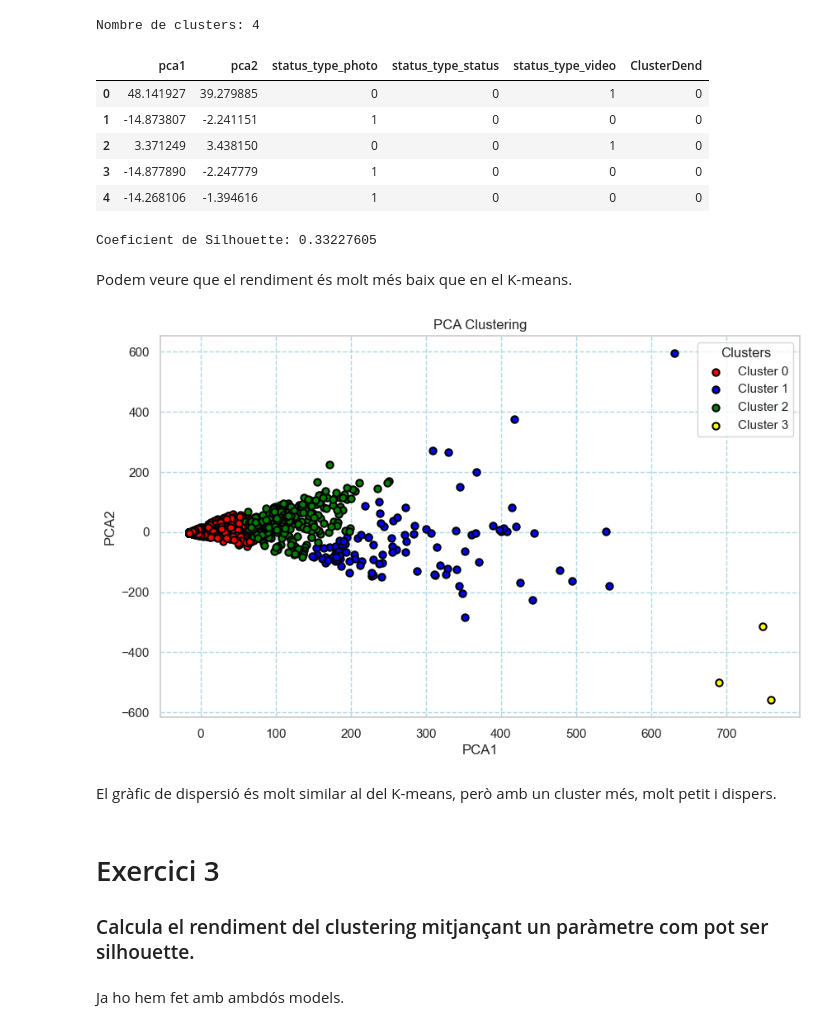
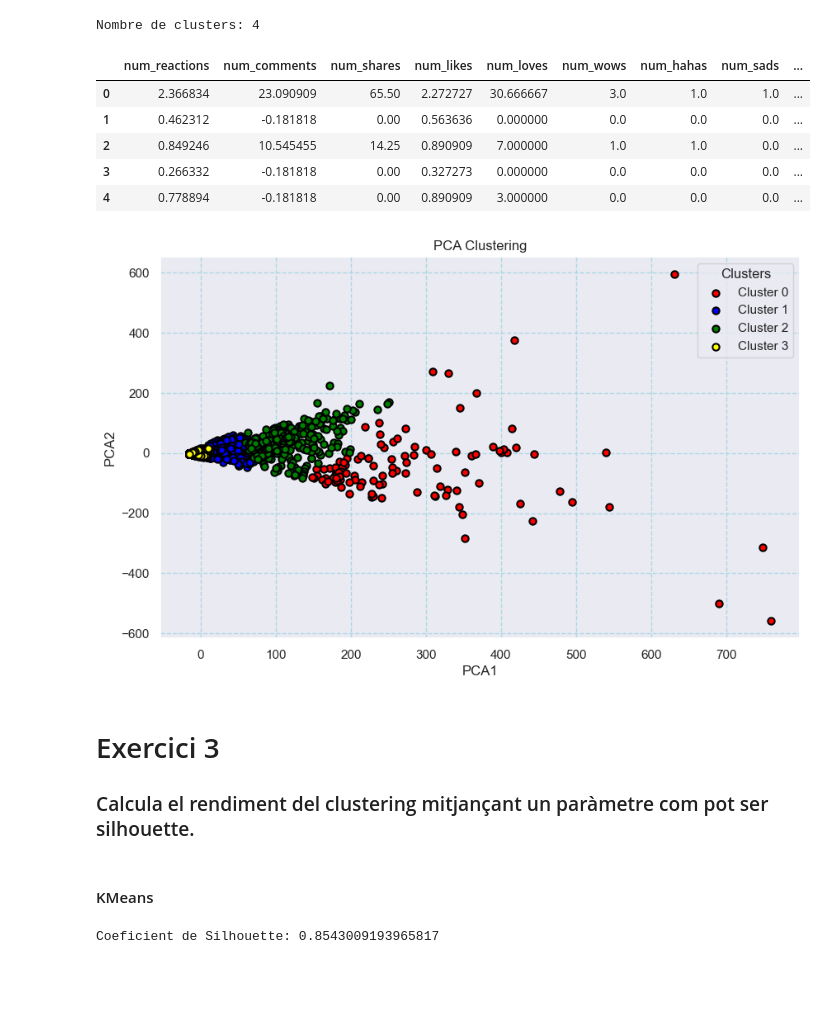
Before and after one commit to JO-VL/ML_unsupervised, a Jupyter notebook: M8 T01.ipynb, the cells around one changed output. Saved outputs shown, nothing was run; the diff lists cells and outputs as text; code cells hidden in the pictures; blank space fills up the shorter version.

```diff
--- a/M8 T01.ipynb
+++ b/M8 T01.ipynb
@@ -509,3 +474,7 @@ El gràfic de dispersió ens mostra com les dades es distribueixen en diferents
 Podem veure que el cluster 0 és molt dens i que el cluster 2 està completament dispersat. El cluster 1 es trobaria enmig.
 
 A més, és important destacar que els punts es troben solapats, el que indica que no hi ha una separació clara entre els clústers. Aquesta solapament pot ser un indicador de que les observacions tenen característiques similars i no es poden agrupar fàcilment en tres clústers ben definits.
+# %%
+df_copy_box = df_copy.copy()
+df_copy_box['Cluster'] = y_pred
+df_copy_box.head()
@@ -511,0 +488,7 @@ A més, és important destacar que els punts es troben solapats, el que indica q
+# %%
+for i in var_numeriques:
+    plt.figure()
+    plt.tight_layout()
+    sns.set(rc={"figure.figsize":(8, 5)})
+    plt.gca().set(xlabel= i,ylabel='Frequency')
+    sns.boxplot(x='Cluster', y=i, data=df_copy_box)
@@ -543,9 +536,9 @@ from scipy.cluster.hierarchy import fcluster
 
 threshold = 1550
 cluster_labels = fcluster(linkage_matrix, threshold, criterion='distance')
-num_clusters = len(set(cluster_labels))
+num_clusters2 = len(set(cluster_labels))
 
-print("Nombre de clusters:", num_clusters)
+print("Nombre de clusters:", num_clusters2)
 # %% [output]
 Nombre de clusters: 4
 # %%
@@ -553,53 +546,50 @@ Nombre de clusters: 4
 
 from sklearn.cluster import AgglomerativeClustering
 
-df_copy2 = df_copy2.drop(['Cluster'], axis=1)
-clustering = AgglomerativeClustering(n_clusters=num_clusters)
+
+clustering = AgglomerativeClustering(n_clusters=num_clusters2)
 cluster_labels = clustering.fit_predict(df_pca)
 
 df_copy2['ClusterDend'] = cluster_labels
 df_copy2.head()
 # %% [output]
-|  | pca1 | pca2 | status_type_photo | status_type_status | status_type_video | ClusterDend |
-| 0 | 48.141927 | 39.279885 | 0 | 0 | 1 | 0 |
-| 1 | -14.873807 | -2.241151 | 1 | 0 | 0 | 0 |
-| 2 | 3.371249 | 3.438150 | 0 | 0 | 1 | 0 |
-| 3 | -14.877890 | -2.247779 | 1 | 0 | 0 | 0 |
-| 4 | -14.268106 | -1.394616 | 1 | 0 | 0 | 0 |
+|  | num_reactions | num_comments | num_shares | num_likes | num_loves | num_wows | num_hahas | num_sads | ... |
+| 0 | 2.366834 | 23.090909 | 65.50 | 2.272727 | 30.666667 | 3.0 | 1.0 | 1.0 | ... |
+| 1 | 0.462312 | -0.181818 | 0.00 | 0.563636 | 0.000000 | 0.0 | 0.0 | 0.0 | ... |
+| 2 | 0.849246 | 10.545455 | 14.25 | 0.890909 | 7.000000 | 1.0 | 1.0 | 0.0 | ... |
+| 3 | 0.266332 | -0.181818 | 0.00 | 0.327273 | 0.000000 | 0.0 | 0.0 | 0.0 | ... |
+| 4 | 0.778894 | -0.181818 | 0.00 | 0.890909 | 3.000000 | 0.0 | 0.0 | 0.0 | ... |
-# %%
-# Calculem el coeficient de Silhouette
-
-distance_matrix2 = gower_matrix(df_copy2)
-silhouette_avg2 = silhouette_score(distance_matrix2, df_copy2['ClusterDend'])
-print("Coeficient de Silhouette:", silhouette_avg2)
-# %% [output]
-Coeficient de Silhouette: 0.33227605
-# %% [markdown]
-Podem veure que el rendiment és molt més baix que en el K-means.
 # %%
-unique_clusters = np.unique(cluster_labels)
-colors = ['red', 'blue', 'green', 'yellow']
+unique_clusters2 = np.unique(df_copy2['ClusterDend'])
+colors2 = ['red', 'blue', 'green', 'yellow']
 
 fig, ax = plt.subplots(figsize=(10, 6))
 
-for i, cluster in enumerate(unique_clusters):
+for i, cluster in enumerate(unique_clusters2):
     cluster_data = pca_data[cluster_labels == cluster]
-    ax.scatter(cluster_data[:, 0], cluster_data[:, 1], color=colors[i], edgecolors='black', linewidths=1.5, label=f'Cluster {cluster}')
+    ax.scatter(cluster_data[:, 0], cluster_data[:, 1], color=colors2[cluster], edgecolors='black', linewidths=1.5, label=f'Cluster {cluster}')
+
 
 
 ax.set_xlabel('PCA1')
 ax.set_ylabel('PCA2')
 ax.set_title('PCA Clustering')
 ax.legend(title='Clusters', loc='best')
 ax.grid(color='lightblue', linestyle='--')
 plt.show()
 # %% [output]
-[figure, old version]
+[figure, new version]
-# %% [markdown]
-El gràfic de dispersió és molt similar al del K-means, però amb un cluster més, molt petit i dispers.
 # %% [markdown]
 # Exercici 3
 
 ### Calcula el rendiment del clustering mitjançant un paràmetre com pot ser silhouette.
-# %% [markdown]
-Ja ho hem fet amb ambdós models.
+# %% [markdown]
+#### KMeans
+# %%
+from sklearn.metrics import silhouette_score, silhouette_samples
+
+# Calculem el coeficient de Silhouette
+silhouette_avg = silhouette_score(df_copy, df_copy_box['Cluster'])
+print("Coeficient de Silhouette:", silhouette_avg)
+# %% [output]
+Coeficient de Silhouette: 0.8543009193965817
```
Also changed, not shown: parts of 20 cells of this notebook.
